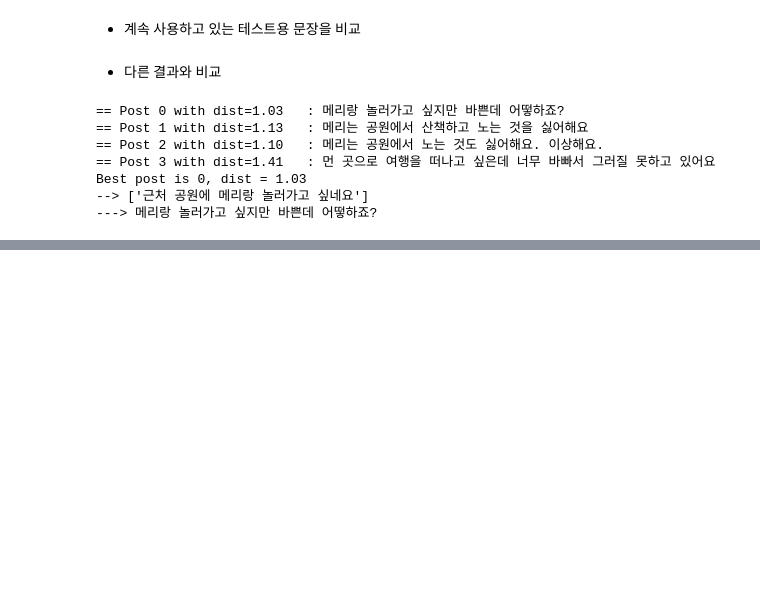
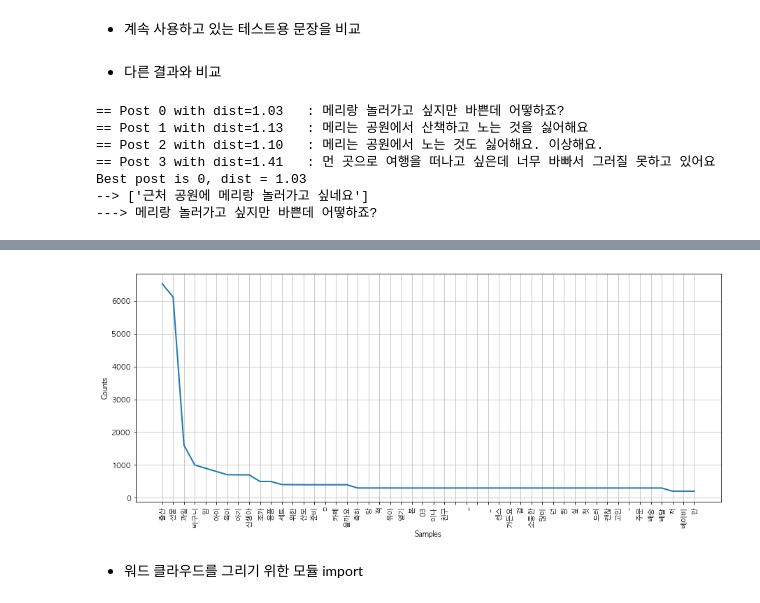
Before and after one commit to KimDoKy/DataScience, a Jupyter notebook: source_code/chap8. Natural Language Processing.ipynb, the cells around one changed output, grey strips where cells are left out. Cells and saved outputs as stored; diff of their text form; code cells hidden in the pictures; blank space fills up the shorter version.

```diff
--- a/source_code/chap8. Natural Language Processing.ipynb
+++ b/source_code/chap8. Natural Language Processing.ipynb
@@ -1085,0 +1188,14 @@ Best post is 0, dist = 1.03
+# %%
+import nltk
+from konlpy.tag import Twitter
+t = Twitter()
+# %%
+# 하나의 글로 present_text 변수에 저장
+present_text = ''
+
+for each_line in present_candi_text[:10000]:
+    present_text = present_text + each_line + '\n'
+# %%
+# 형태소 분석을 마친 단어를 가지고 token을 모음
+tokens_ko = t.morphs(present_text)
+tokens_ko
@@ -1085,0 +1252,13 @@ Best post is 0, dist = 1.03
+# %%
+stop_words = ['2018','추천','하고','[',']','.',',','/','전','검색','서','^^','!','내','추천했','02','05','가','요','답변','...','을','수','에','질문','제','를','이','도',
+                      '좋','1','는','로','으로','2','것','은','다',',','니다','대','들',
+                      '2017','들','데','..','의','때','겠','고','게','네요','한','일','할',
+                      '10','?','하는','06','주','려고','인데','거','좀','는데','~','ㅎㅎ',
+                      '하나','이상','20','뭐','까','있는','잘','습니다','다면','했','주려',
+                      '지','있','못','후','중','줄','6','과','어떤','기본','!!',
+                      '단어','선물해','라고','중요한','합','가요','....','보이','네','무지']
+
+tokens_ko = [each_word for each_word in tokens_ko if each_word not in stop_words]
+
+ko = nltk.Text(tokens_ko, name='출산 선물')
+ko.vocab().most_common(50)
@@ -1085,0 +1283,8 @@ Best post is 0, dist = 1.03
+# %%
+plt.figure(figsize=(15,6))
+ko.plot(50)
+plt.show()
+# %% [output]
+[figure, added]
+# %% [markdown]
+- 워드 클라우드를 그리기 위한 모듈 import
```
Also changed, not shown: parts of 32 cells of this notebook, 2 other files.
